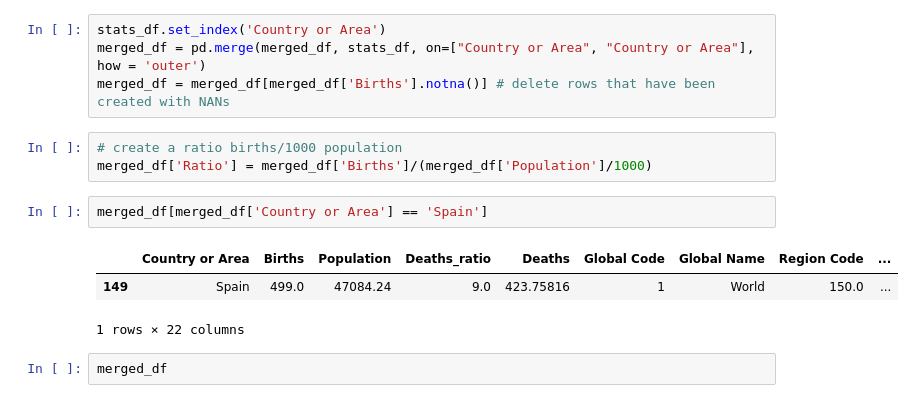
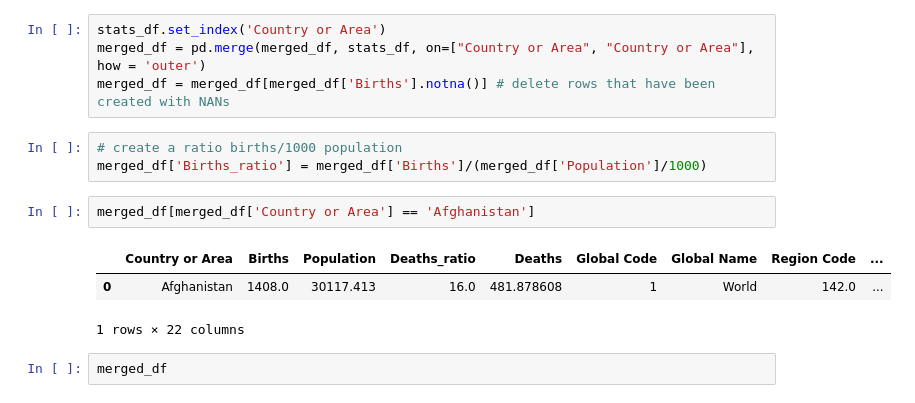
Before and after one commit to castorgit/UN-data-course, a Jupyter notebook: 05 UN Syncro practice.ipynb, the cells around one changed output. Saved outputs shown, nothing was run; the diff lists cells and outputs as text.

```diff
--- a/05 UN Syncro practice.ipynb
+++ b/05 UN Syncro practice.ipynb
@@ -165,12 +181,12 @@ merged_df = pd.merge(merged_df, stats_df, on=["Country or Area", "Country or Are
 merged_df = merged_df[merged_df['Births'].notna()] # delete rows that have been created with NANs
 # %%
 # create a ratio births/1000 population
-merged_df['Ratio'] = merged_df['Births']/(merged_df['Population']/1000)
+merged_df['Births_ratio'] = merged_df['Births']/(merged_df['Population']/1000)
 # %%
-merged_df[merged_df['Country or Area'] == 'Spain']
+merged_df[merged_df['Country or Area'] == 'Afghanistan']
 # %% [output]
 |  | Country or Area | Births | Population | Deaths_ratio | Deaths | Global Code | Global Name | Region Code | ... |
-| 149 | Spain | 499.0 | 47084.24 | 9.0 | 423.75816 | 1 | World | 150.0 | ... |
+| 0 | Afghanistan | 1408.0 | 30117.413 | 16.0 | 481.878608 | 1 | World | 142.0 | ... |
 1 rows × 22 columns
 # %%
 merged_df
```
Also changed, not shown: parts of 18 cells of this notebook.
